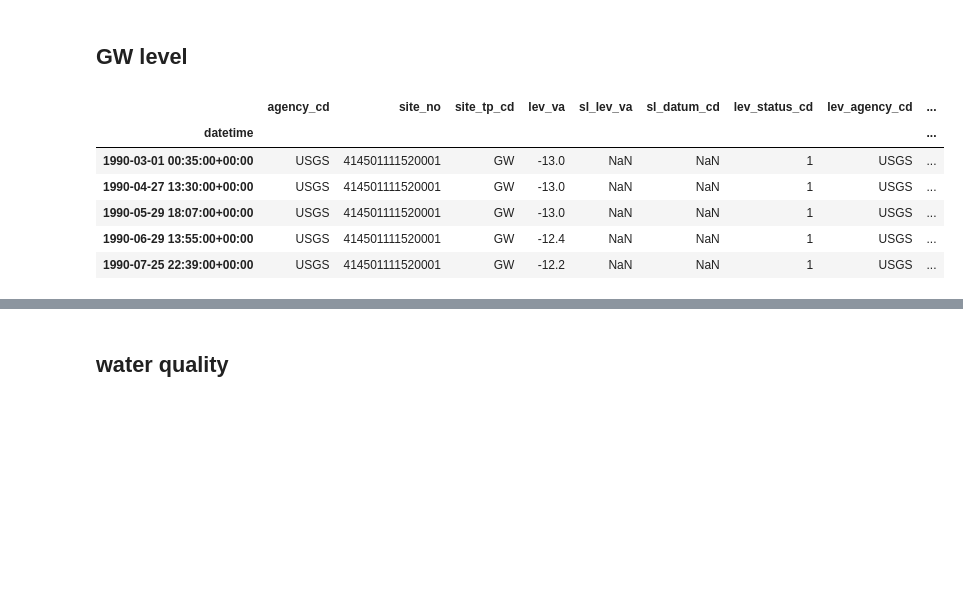
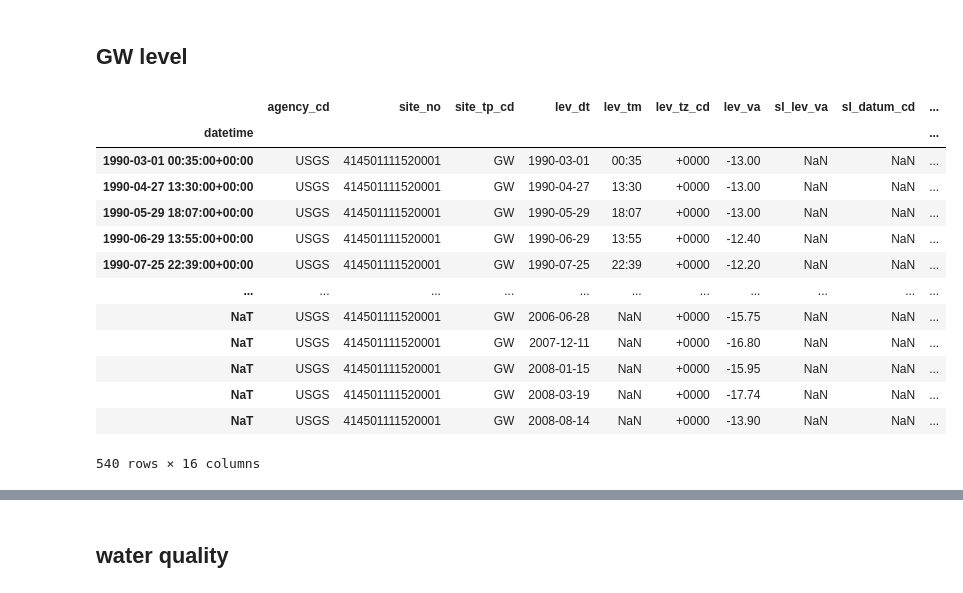
Before and after one commit to pinshuai/jupyter-for-geoscience, a Jupyter notebook: notebooks/USGS_NWIS_data_retrieval-Python.ipynb, the cells around one changed output, grey strips where cells are left out. Saved outputs shown, nothing was run; the diff lists cells and outputs as text; code cells hidden in the pictures; blank space fills up the shorter version.

```diff
--- a/notebooks/USGS_NWIS_data_retrieval-Python.ipynb
+++ b/notebooks/USGS_NWIS_data_retrieval-Python.ipynb
@@ -145,12 +145,19 @@ site_id = ['414501111520001'] # gw well in Utah
 # %%
 df = nwis.get_record(sites=site_id, service='gwlevels', start= '1980-01-01', end='2022-10-01')
 # %%
-df.head()
+df
 # %% [output]
-|  | agency_cd | site_no | site_tp_cd | lev_va | sl_lev_va | sl_datum_cd | lev_status_cd | lev_agency_cd | ... |
-| datetime |  |  |  |  |  |  |  |  | ... |
-| 1990-03-01 00:35:00+00:00 | USGS | 414501111520001 | GW | -13.0 | NaN | NaN | 1 | USGS | ... |
-| 1990-04-27 13:30:00+00:00 | USGS | 414501111520001 | GW | -13.0 | NaN | NaN | 1 | USGS | ... |
-| 1990-05-29 18:07:00+00:00 | USGS | 414501111520001 | GW | -13.0 | NaN | NaN | 1 | USGS | ... |
-| 1990-06-29 13:55:00+00:00 | USGS | 414501111520001 | GW | -12.4 | NaN | NaN | 1 | USGS | ... |
-| 1990-07-25 22:39:00+00:00 | USGS | 414501111520001 | GW | -12.2 | NaN | NaN | 1 | USGS | ... |
+|  | agency_cd | site_no | site_tp_cd | lev_dt | lev_tm | lev_tz_cd | lev_va | sl_lev_va | sl_datum_cd | ... |
+| datetime |  |  |  |  |  |  |  |  |  | ... |
+| 1990-03-01 00:35:00+00:00 | USGS | 414501111520001 | GW | 1990-03-01 | 00:35 | +0000 | -13.00 | NaN | NaN | ... |
+| 1990-04-27 13:30:00+00:00 | USGS | 414501111520001 | GW | 1990-04-27 | 13:30 | +0000 | -13.00 | NaN | NaN | ... |
+| 1990-05-29 18:07:00+00:00 | USGS | 414501111520001 | GW | 1990-05-29 | 18:07 | +0000 | -13.00 | NaN | NaN | ... |
+| 1990-06-29 13:55:00+00:00 | USGS | 414501111520001 | GW | 1990-06-29 | 13:55 | +0000 | -12.40 | NaN | NaN | ... |
+| 1990-07-25 22:39:00+00:00 | USGS | 414501111520001 | GW | 1990-07-25 | 22:39 | +0000 | -12.20 | NaN | NaN | ... |
+| ... | ... | ... | ... | ... | ... | ... | ... | ... | ... | ... |
+| NaT | USGS | 414501111520001 | GW | 2006-06-28 | NaN | +0000 | -15.75 | NaN | NaN | ... |
+| NaT | USGS | 414501111520001 | GW | 2007-12-11 | NaN | +0000 | -16.80 | NaN | NaN | ... |
+| NaT | USGS | 414501111520001 | GW | 2008-01-15 | NaN | +0000 | -15.95 | NaN | NaN | ... |
+| NaT | USGS | 414501111520001 | GW | 2008-03-19 | NaN | +0000 | -17.74 | NaN | NaN | ... |
+| NaT | USGS | 414501111520001 | GW | 2008-08-14 | NaN | +0000 | -13.90 | NaN | NaN | ... |
+540 rows × 16 columns
```
Also changed, not shown: parts of 20 cells of this notebook.
